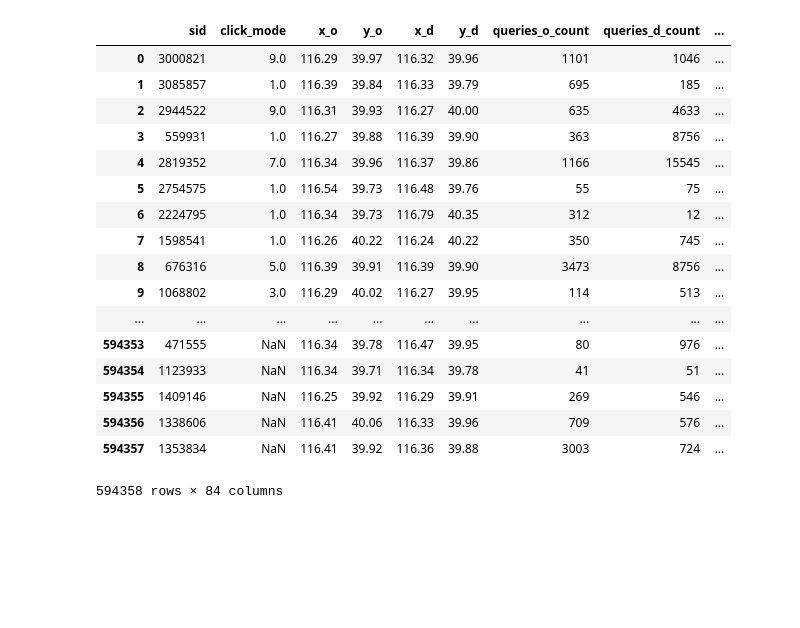
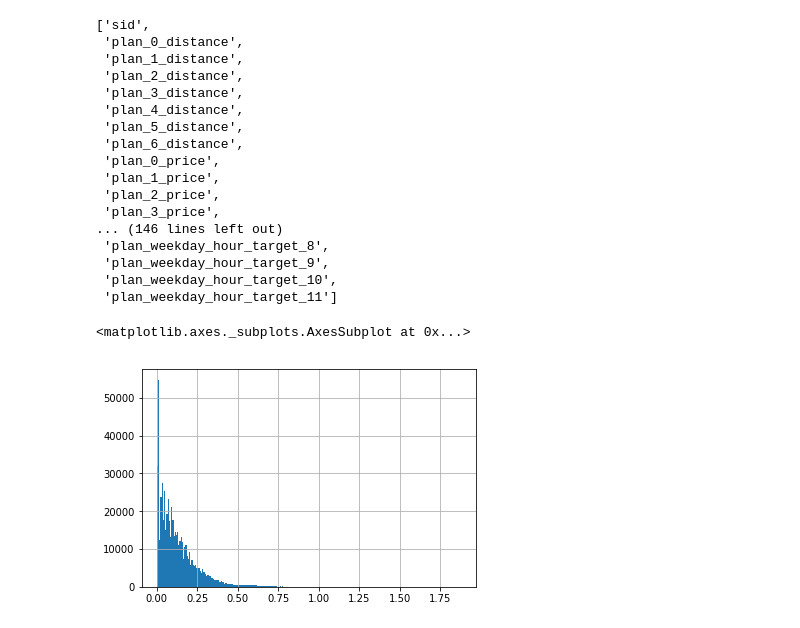
Before and after one commit to MitsuruFujiwara/KDD-Cup-2019, a Jupyter notebook: src/902_check_features.ipynb, the cells around one changed output. Cells and saved outputs as stored; diff of their text form; code cells hidden in the pictures; blank space fills up the shorter version.

```diff
--- a/src/902_check_features.ipynb
+++ b/src/902_check_features.ipynb
@@ -43,23 +43,27 @@ df = pd.merge(queries, profiles, on='pid', how='left')
 # %%
 df.drop(['pid','req_time'],axis=1,inplace=True)
 # %%
-df
+df.columns.to_list()
 # %% [output]
-|  | sid | click_mode | x_o | y_o | x_d | y_d | queries_o_count | queries_d_count | ... |
-| 0 | 3000821 | 9.0 | 116.29 | 39.97 | 116.32 | 39.96 | 1101 | 1046 | ... |
-| 1 | 3085857 | 1.0 | 116.39 | 39.84 | 116.33 | 39.79 | 695 | 185 | ... |
-| 2 | 2944522 | 9.0 | 116.31 | 39.93 | 116.27 | 40.00 | 635 | 4633 | ... |
-| 3 | 559931 | 1.0 | 116.27 | 39.88 | 116.39 | 39.90 | 363 | 8756 | ... |
-| 4 | 2819352 | 7.0 | 116.34 | 39.96 | 116.37 | 39.86 | 1166 | 15545 | ... |
-| 5 | 2754575 | 1.0 | 116.54 | 39.73 | 116.48 | 39.76 | 55 | 75 | ... |
-| 6 | 2224795 | 1.0 | 116.34 | 39.73 | 116.79 | 40.35 | 312 | 12 | ... |
-| 7 | 1598541 | 1.0 | 116.26 | 40.22 | 116.24 | 40.22 | 350 | 745 | ... |
-| 8 | 676316 | 5.0 | 116.39 | 39.91 | 116.39 | 39.90 | 3473 | 8756 | ... |
-| 9 | 1068802 | 3.0 | 116.29 | 40.02 | 116.27 | 39.95 | 114 | 513 | ... |
-| ... | ... | ... | ... | ... | ... | ... | ... | ... | ... |
-| 594353 | 471555 | NaN | 116.34 | 39.78 | 116.47 | 39.95 | 80 | 976 | ... |
-| 594354 | 1123933 | NaN | 116.34 | 39.71 | 116.34 | 39.78 | 41 | 51 | ... |
-| 594355 | 1409146 | NaN | 116.25 | 39.92 | 116.29 | 39.91 | 269 | 546 | ... |
-| 594356 | 1338606 | NaN | 116.41 | 40.06 | 116.33 | 39.96 | 709 | 576 | ... |
-| 594357 | 1353834 | NaN | 116.41 | 39.92 | 116.36 | 39.88 | 3003 | 724 | ... |
-594358 rows × 84 columns
+['sid',
+ 'plan_0_distance',
+ 'plan_1_distance',
+ 'plan_2_distance',
+ 'plan_3_distance',
+ 'plan_4_distance',
+ 'plan_5_distance',
+ 'plan_6_distance',
+ 'plan_0_price',
+ 'plan_1_price',
+ 'plan_2_price',
+ 'plan_3_price',
+... (146 lines left out)
+ 'plan_weekday_hour_target_8',
+ 'plan_weekday_hour_target_9',
+ 'plan_weekday_hour_target_10',
+ 'plan_weekday_hour_target_11']
+# %%
+queries.queries_distance.hist(bins=255)
+# %% [output]
+<matplotlib.axes._subplots.AxesSubplot at 0x...>
+[figure, added]
```
Also changed, not shown: parts of 3 cells of this notebook, 7 other files.
